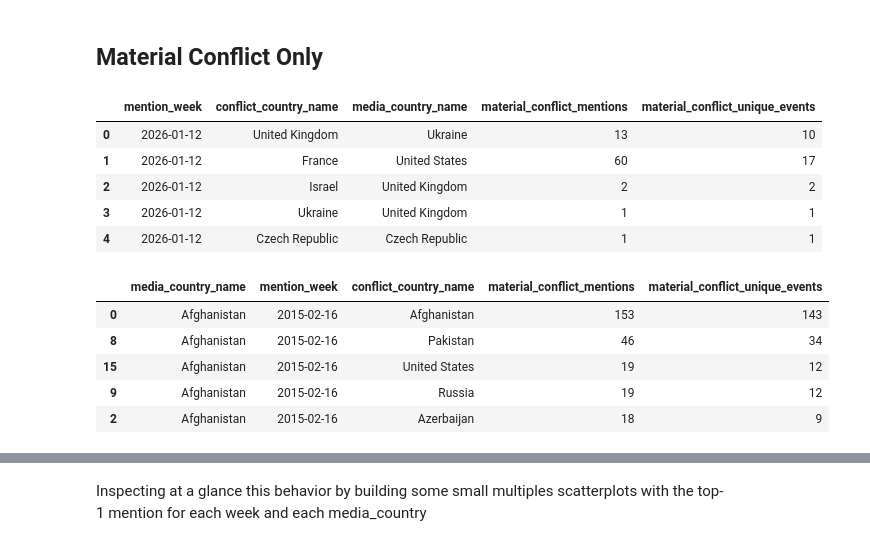
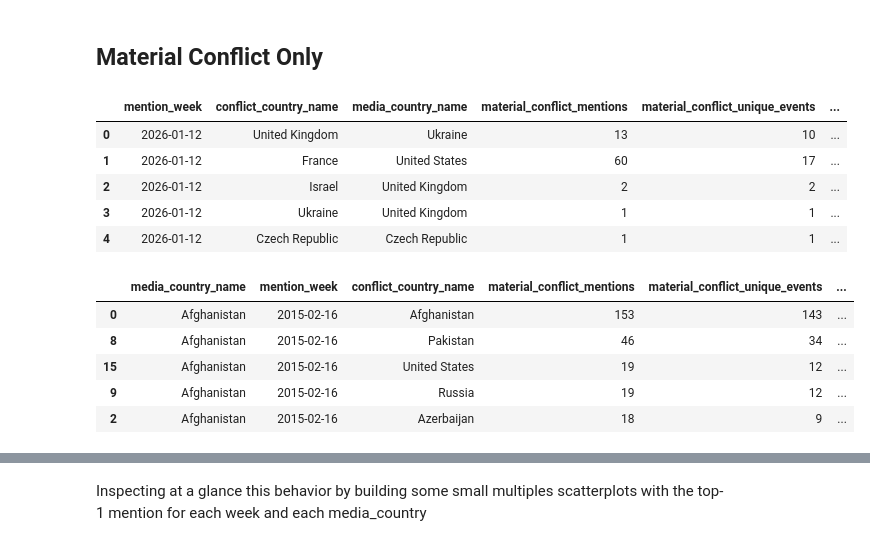
Before and after one commit to group-rho-dataviz/group-rho-dataviz.github.io, a Jupyter notebook: preprocessing/choropleth_map.ipynb, the cells around one changed output, grey strips where cells are left out. Cells and saved outputs as stored; diff of their text form; code cells hidden in the pictures.

```diff
--- a/preprocessing/choropleth_map.ipynb
+++ b/preprocessing/choropleth_map.ipynb
@@ -109,3 +109,8 @@ df_mentions.head()
 print((df_mentions[df_mentions['media_country'] == 'US']['material_conflict_mentions'].sum() / df_mentions['material_conflict_mentions'].sum())*100)
 # %% [output]
 51.989626316498075
+# %%
+# Adding material_conflict_mentions_weighted column where each row's material_conflict_mentions is divided by
+# the sum of material_conflict_mentions for that media_country that mention_week
+group_sums = df_mentions.groupby(['media_country', 'mention_week'])['material_conflict_mentions'].transform('sum')
+df_mentions['material_conflict_mentions_weighted'] = df_mentions['material_conflict_mentions'] / group_sums
@@ -166,43 +180,44 @@ In the following section we will extract another dataset containing only materia
 # %% [markdown]
 ## Material Conflict Only
 # %%
-columns_to_keep = ['mention_week', 'conflict_country_name', 'media_country_name', 'material_conflict_mentions', 'material_conflict_unique_events']
+columns_to_keep = ['mention_week', 'conflict_country_name', 'media_country_name', 'material_conflict_mentions', 'material_conflict_unique_events', 'material_conflict_mentions_weighted']
 df_mentions_filtered_material = df_mentions[columns_to_keep]
 df_mentions_filtered_material.head()
 # %% [output]
-|  | mention_week | conflict_country_name | media_country_name | material_conflict_mentions | material_conflict_unique_events |
-| 0 | 2026-01-12 | United Kingdom | Ukraine | 13 | 10 |
-| 1 | 2026-01-12 | France | United States | 60 | 17 |
-| 2 | 2026-01-12 | Israel | United Kingdom | 2 | 2 |
-| 3 | 2026-01-12 | Ukraine | United Kingdom | 1 | 1 |
-| 4 | 2026-01-12 | Czech Republic | Czech Republic | 1 | 1 |
+|  | mention_week | conflict_country_name | media_country_name | material_conflict_mentions | material_conflict_unique_events | ... |
+| 0 | 2026-01-12 | United Kingdom | Ukraine | 13 | 10 | ... |
+| 1 | 2026-01-12 | France | United States | 60 | 17 | ... |
+| 2 | 2026-01-12 | Israel | United Kingdom | 2 | 2 | ... |
+| 3 | 2026-01-12 | Ukraine | United Kingdom | 1 | 1 | ... |
+| 4 | 2026-01-12 | Czech Republic | Czech Republic | 1 | 1 | ... |
 # %%
 n = 5
 df_aggregated = df_mentions_filtered_material.groupby(
     ['media_country_name', 'mention_week', 'conflict_country_name']
 ).agg({
     'material_conflict_mentions': 'sum',
-    'material_conflict_unique_events': 'sum'
+    'material_conflict_unique_events': 'sum',
+    'material_conflict_mentions_weighted': 'sum'
 }).reset_index()
 
 df_aggregated = df_aggregated.sort_values('material_conflict_mentions', ascending=False)
 df_top_mentions_material = df_aggregated.groupby(
     ['media_country_name', 'mention_week']
 ).head(n)
 
 df_top_mentions_material = df_top_mentions_material.sort_values(
     by=['mention_week', 'media_country_name', 'material_conflict_mentions'],
     ascending=[True, True, False]
 )
 
 df_top_mentions_material.head()
 # %% [output]
-|  | media_country_name | mention_week | conflict_country_name | material_conflict_mentions | material_conflict_unique_events |
-| 0 | Afghanistan | 2015-02-16 | Afghanistan | 153 | 143 |
-| 8 | Afghanistan | 2015-02-16 | Pakistan | 46 | 34 |
-| 15 | Afghanistan | 2015-02-16 | United States | 19 | 12 |
-| 9 | Afghanistan | 2015-02-16 | Russia | 19 | 12 |
-| 2 | Afghanistan | 2015-02-16 | Azerbaijan | 18 | 9 |
+|  | media_country_name | mention_week | conflict_country_name | material_conflict_mentions | material_conflict_unique_events | ... |
+| 0 | Afghanistan | 2015-02-16 | Afghanistan | 153 | 143 | ... |
+| 8 | Afghanistan | 2015-02-16 | Pakistan | 46 | 34 | ... |
+| 15 | Afghanistan | 2015-02-16 | United States | 19 | 12 | ... |
+| 9 | Afghanistan | 2015-02-16 | Russia | 19 | 12 | ... |
+| 2 | Afghanistan | 2015-02-16 | Azerbaijan | 18 | 9 | ... |
 # %%
 # List of media_country:
 media_countries = df_top_mentions_material['media_country_name'].unique()
```
Also changed, not shown: parts of 33 cells of this notebook, 9 other files.
